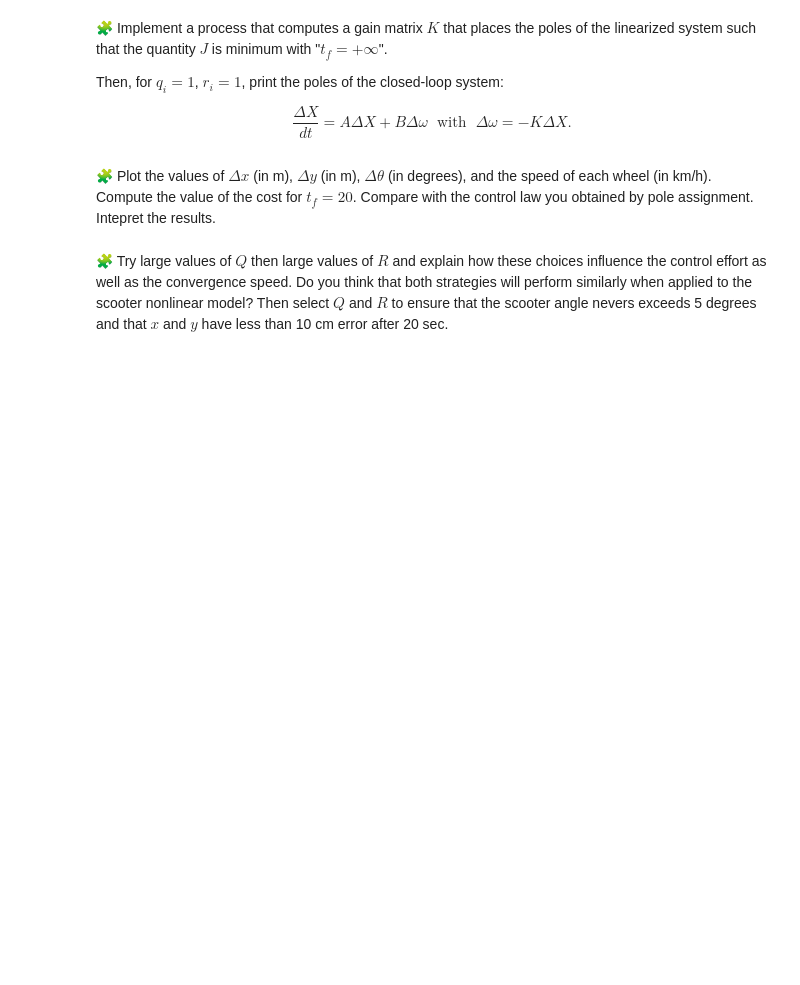
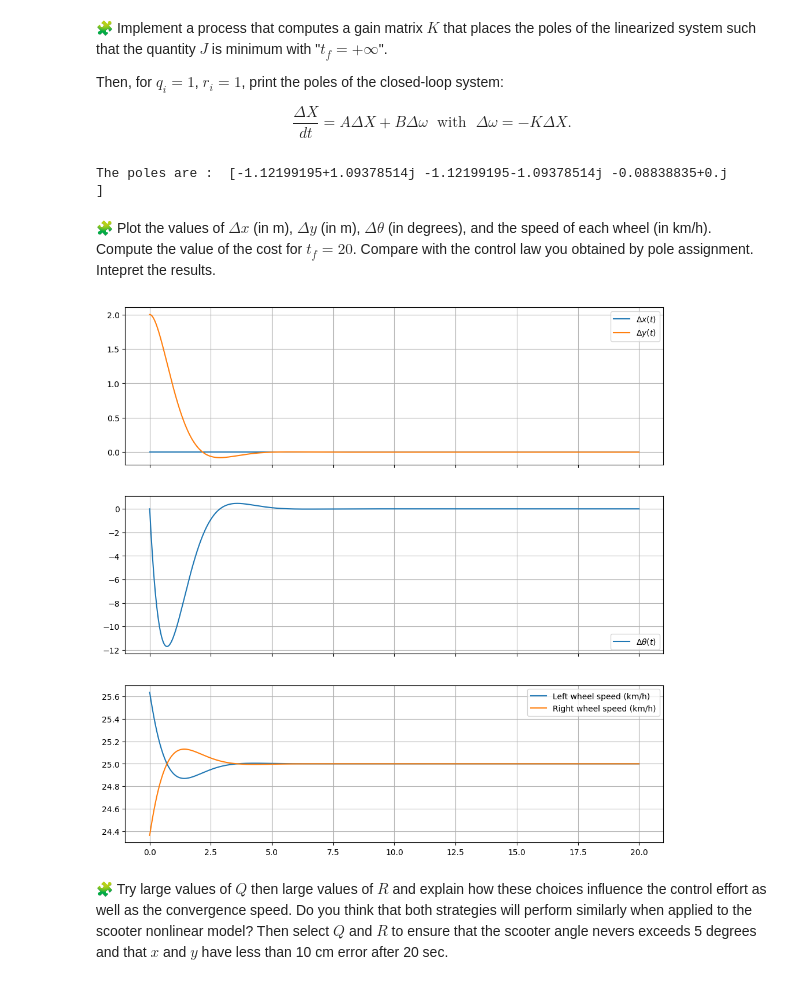
Before and after one commit to ukeeed/control-engineering-with-python-project-2023-2024, a Jupyter notebook: Project_part_3.ipynb, the cells around one changed output. Drawn from its saved outputs; the diff is of its cells as text; code cells hidden in the pictures; blank space fills up the shorter version.

```diff
--- a/Project_part_3.ipynb
+++ b/Project_part_3.ipynb
@@ -744,10 +746,12 @@ $$
 # %%
 S = solve_continuous_are(A, B, Q, R)
 
-P = dot(dot(inv(R), B.T), S)
+K = dot(dot(inv(R), B.T), S)
 
-M = A - dot(B,P)
+M = A - dot(B,K)
 
 print("The poles are : " , eig(M)[0])
+# %% [output]
+The poles are :  [-1.12199195+1.09378514j -1.12199195-1.09378514j -0.08838835+0.j        ]
 # %% [markdown]
 🧩 Plot the values of $\Delta x$ (in m), $\Delta y$ (in m), $\Delta \theta$ (in degrees), and the speed of each wheel (in km/h). Compute the value of the cost for $t_f=20$. Compare with the control law you obtained by pole assignment. Intepret the results.
@@ -756,3 +758,38 @@ pass
+# %%
+def deltaOmega(t,deltaX):
+    return -K @ deltaX
+
+
+result = solve_ivp(fun=lin_fun, t_span=[0, 20], y0=[0, 2, 0], dense_output=True, rtol=1e-6, atol=1e-6)
+
+
+t = linspace(0.0, 20, 1000)
+dx, dy, dtheta = result["sol"](t)
+
+fig, (ax1, ax2, ax3) = subplots(3, 1, sharex=True, figsize=(12, 12))
+
+ax1.grid(True)
+ax1.plot(t, dx, label="$\Delta x(t)$")
+ax1.plot(t, dy, label="$\Delta y(t)$")
+ax1.legend()
+
+ax2.grid(True)
+ax2.plot(t, dtheta * 180 / pi, label=r"$\Delta\theta(t)$")
+ax2.legend()
+
+dX = result["sol"](t)
+dOmega = -K @ dX
+dOmega_l, dOmega_r = dOmega[0, :], dOmega[1, :]
+omega_l, omega_r = dOmega_l + v / r, dOmega_r + v / r
+left_speed = omega_l*r*3.6
+right_speed = omega_r*r*3.6
+
+ax3.plot(t, left_speed, label=r"Left wheel speed (km/h)")
+ax3.plot(t, right_speed, label=r"Right wheel speed (km/h)")
+ax3.legend()
+ax3.grid()
+# %% [output]
+[figure, added]
 # %% [markdown]
 🧩 Try large values of $Q$ then large values of $R$ and explain how these choices influence the control effort as well as the convergence speed. Do you think that both strategies will perform similarly when applied to the scooter nonlinear model? Then select $Q$ and $R$ to ensure that the scooter angle nevers exceeds 5 degrees and that $x$ and $y$ have less than 10 cm error after 20 sec.
 # %%
```
Also changed, not shown: parts of 3 cells of this notebook.
